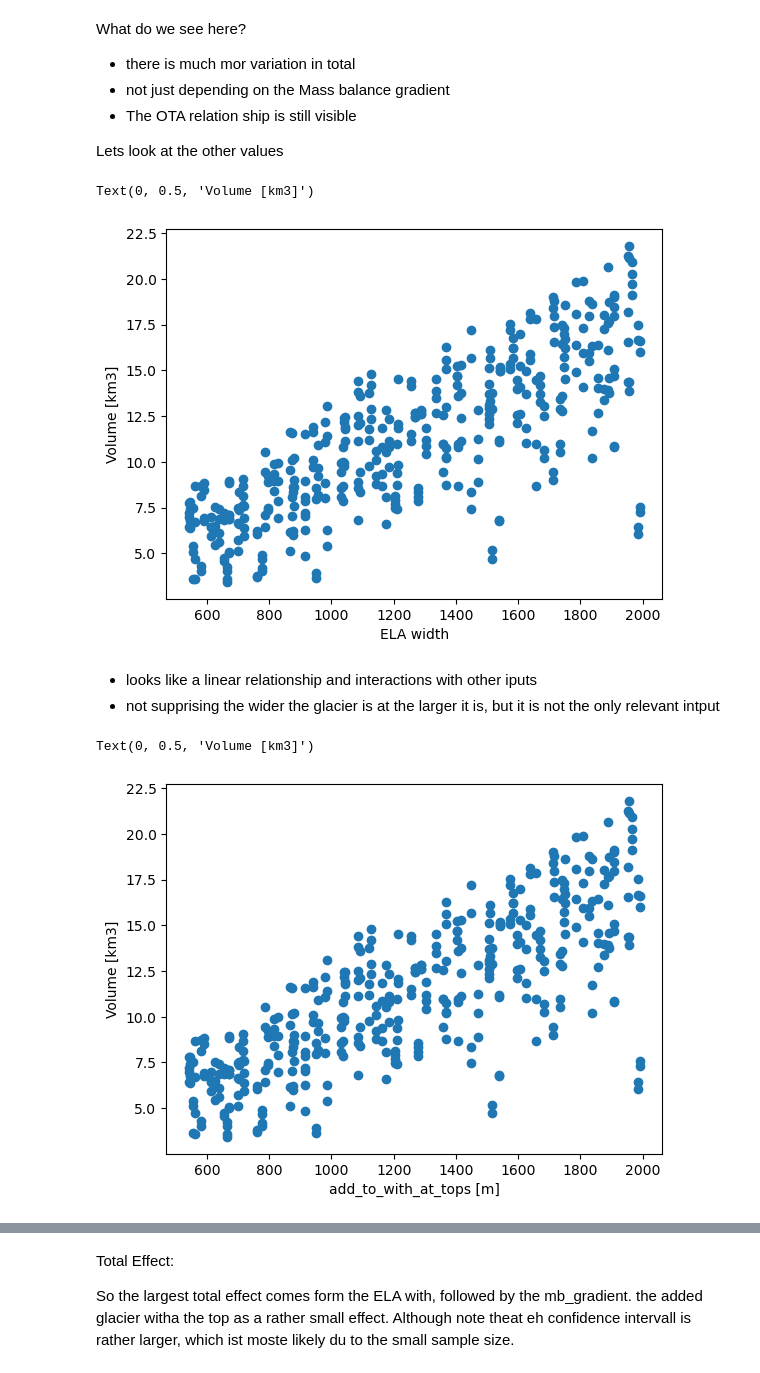
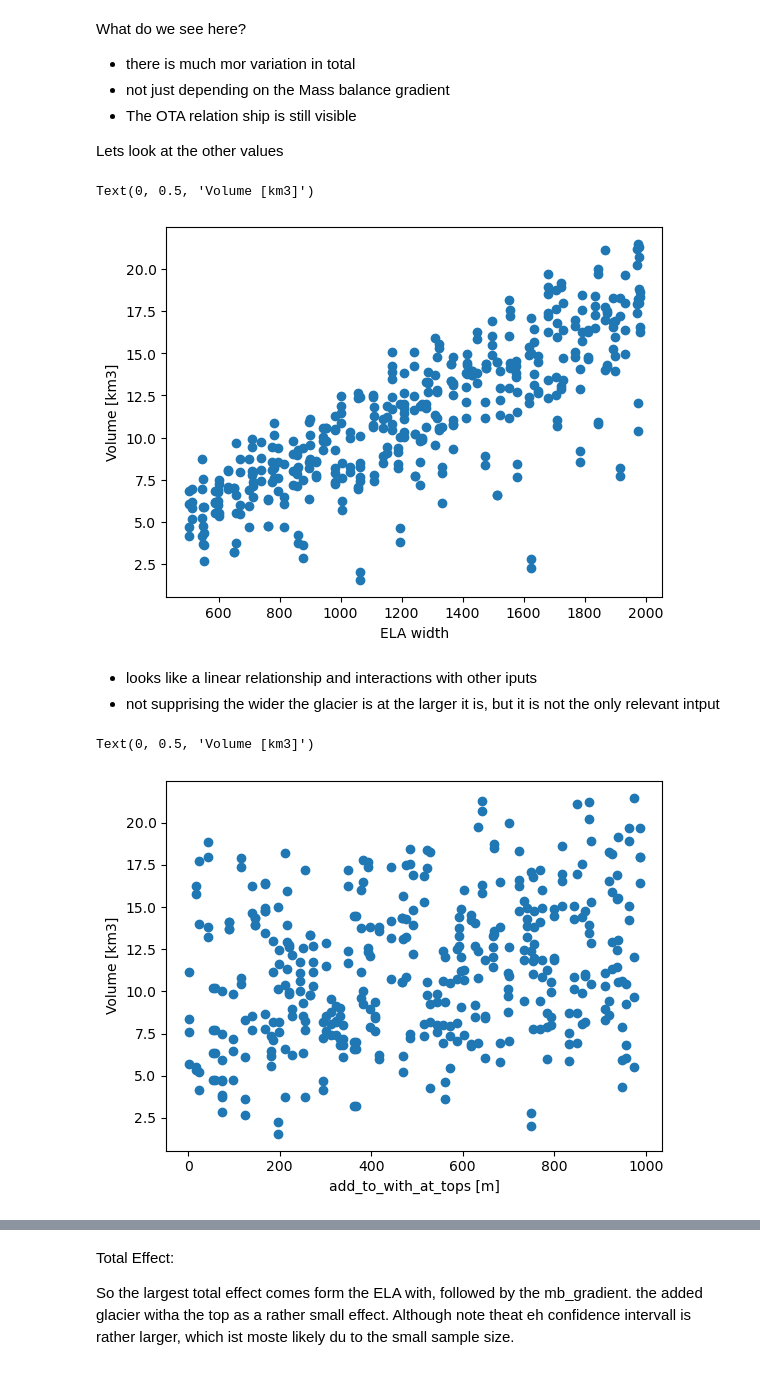
Before and after one commit to tgoelles/Modellieren-in-der-Physischen-Geographie, a Jupyter notebook: 05_sensitivity.ipynb, the cells around one changed output, grey strips where cells are left out. Drawn from its saved outputs; the diff is of its cells as text; code cells hidden in the pictures.

```diff
--- a/05_sensitivity.ipynb
+++ b/05_sensitivity.ipynb
@@ -90,3 +164,17 @@ for mb_gradient in mb_gradient_samples:
 Now OGGM_edu has a usefull class called GlacierCollection
 # %%
 ota_runs = GlacierCollection(results)
+# %%
+# plot mass balances
+fig, ax = plt.subplots()
+for glacier in ota_runs.glaciers:
+    ax.plot(
+        glacier.annual_mass_balance,
+        glacier.bed.bed_h,
+        label=f"Glacier {glacier.id}, " + f"gradient {glacier.mass_balance.gradient}",
+    )
+    # Add each ELA.
+    # elas.append(glacier.mass_balance.ela)
+    # Add labels.
+    ax.set_xlabel("Annual mass balance [m yr-1]")
+    ax.set_ylabel("Altitude [m]")
@@ -129,6 +222,6 @@ number_of_samples = 50
 # %% [markdown]
 Now lets generate the samples. i.e. the list of inputs to test the model with
 # %%
-param_values = sobol.sample(problem, number_of_samples)
+param_values = sample(problem, number_of_samples)
 # %%
 param_values
@@ -281,15 +413,15 @@ plt.xlabel("ELA width")
 plt.ylabel("Volume [km3]")
 # %% [output]
 Text(0, 0.5, 'Volume [km3]')
-[figure, old version]
+[figure, new version]
 # %% [markdown]
 * looks like a linear relationship and interactions with other iputs
 * not supprising the wider the glacier is at the larger it is, but it is not the only relevant intput
 # %%
-add_to_with_at_tops = param_values[:, 1]
+add_to_with_at_tops = param_values[:, 2]
 plt.scatter(add_to_with_at_tops, sobol_results_multi.summary()["Volume [km3]"])
 plt.xlabel("add_to_with_at_tops [m]")
 plt.ylabel("Volume [km3]")
 # %% [output]
 Text(0, 0.5, 'Volume [km3]')
-[figure, old version]
+[figure, new version]
```
Also changed, not shown: parts of 24 cells of this notebook.
